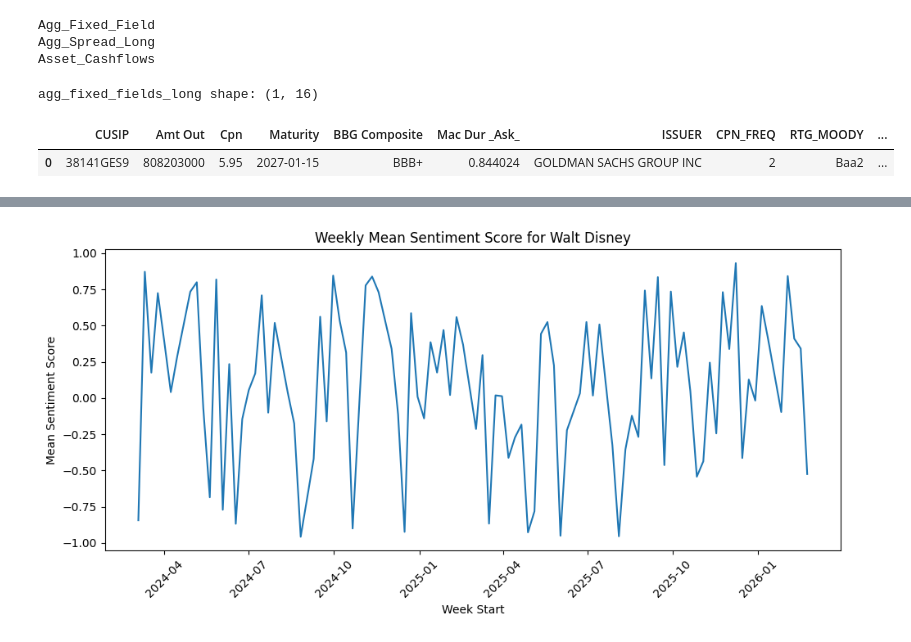
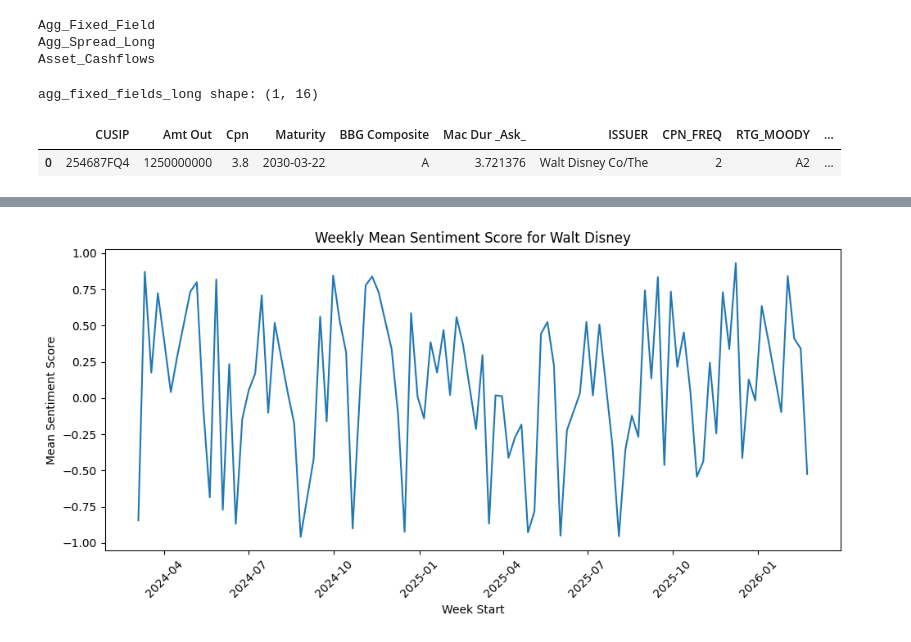
Before and after one commit to tutur787/Pyxidr-Capstone-Project, a Jupyter notebook: arthur_src/spread_news.ipynb, the cells around one changed output, grey strips where cells are left out. Cells and saved outputs as stored; diff of their text form; code cells hidden in the pictures.

```diff
--- a/arthur_src/spread_news.ipynb
+++ b/arthur_src/spread_news.ipynb
@@ -32,17 +25,17 @@ Asset_Cashflows
 # %%
 query = f"""
 SELECT *
 FROM `{PROJECT_ID}.{DATASET}.Agg_Fixed_Field`
-WHERE Issuer = "GOLDMAN SACHS GROUP INC"
+WHERE Issuer = 'Walt Disney Co/The'
 """
 
 agg_fixed_fields_long = client.query(query).to_dataframe()
 print(f"agg_fixed_fields_long shape: {agg_fixed_fields_long.shape}")
 agg_fixed_fields_long.head()
 # %% [output]
 agg_fixed_fields_long shape: (1, 16)
 |  | CUSIP | Amt Out | Cpn | Maturity | BBG Composite | Mac Dur _Ask_ | ISSUER | CPN_FREQ | RTG_MOODY | ... |
-| 0 | 38141GES9 | 808203000 | 5.95 | 2027-01-15 | BBB+ | 0.844024 | GOLDMAN SACHS GROUP INC | 2 | Baa2 | ... |
+| 0 | 254687FQ4 | 1250000000 | 3.8 | 2030-03-22 | A | 3.721376 | Walt Disney Co/The | 2 | A2 | ... |
 # %%
 query = f"""
 SELECT *
```
Also changed, not shown: parts of 4 cells of this notebook, 15 other files.
